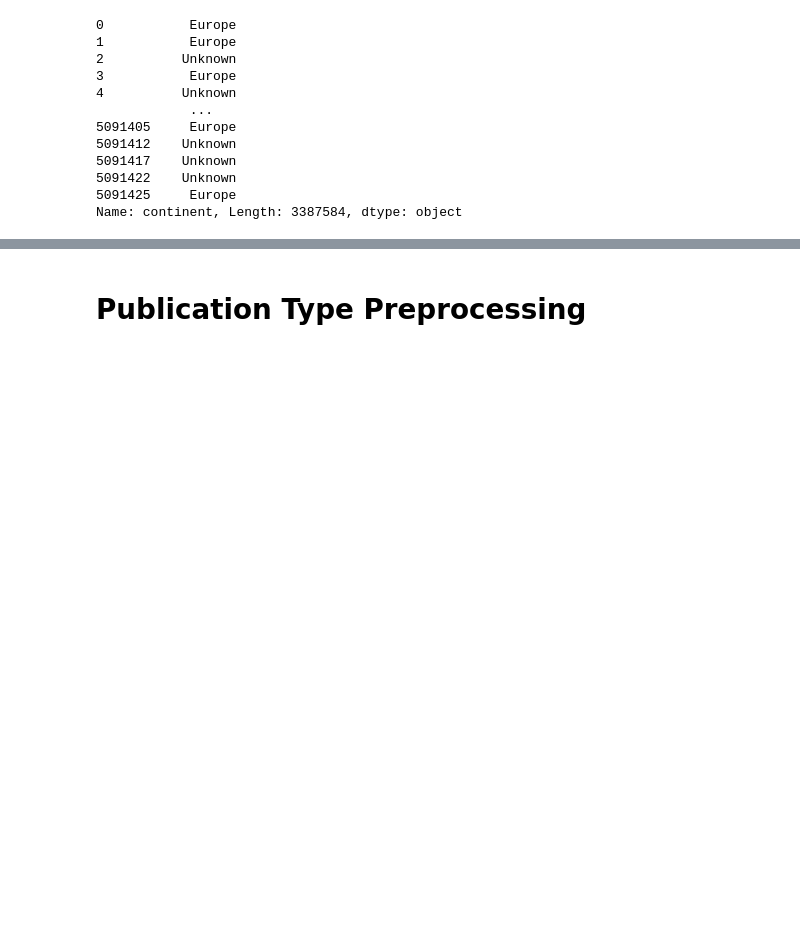
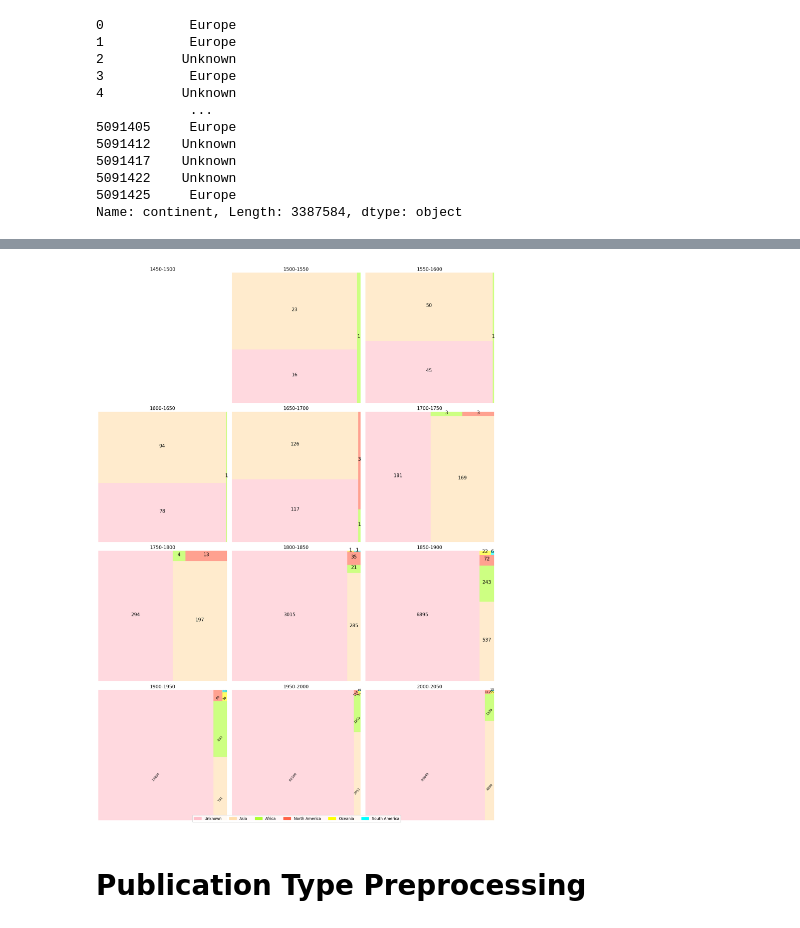
Before and after one commit to OliOliOliverPan/NLS_dataset, a Jupyter notebook: type_cleaning.ipynb, the cells around one changed output, grey strips where cells are left out. Saved outputs shown, nothing was run; the diff lists cells and outputs as text; code cells hidden in the pictures; blank space fills up the shorter version.

```diff
--- a/type_cleaning.ipynb
+++ b/type_cleaning.ipynb
@@ -318,6 +318,6 @@ for gap in range(1450, 2050, 50):
     south_america_collection = small_data[(small_data.continent == 'South America') & (small_data.year > gap) & (small_data.year <= gap + 50)]
     unknown_collection = small_data[(small_data.continent == 'Unknown') & (small_data.year > gap) & (small_data.year <= gap + 50)]
 
-    collections.append([len(europe_collection), len(asia_collection), len(africa_collection), len(north_america_collection),
-                        len(oceania_collection), len(south_america_collection), len(unknown_collection)])
-collections
+    collections.append([len(unknown_collection), len(asia_collection), len(africa_collection), len(north_america_collection),
+                        len(oceania_collection), len(south_america_collection)])
+collections = np.array(collections)
@@ -337,10 +324,9 @@ collections
 # %%
-l = np.array(collections[:len(collections)-1]) + np.array(collections[1:])
+collections[0] = np.array(collections[0])
 
-l = np.vstack((np.array(collections[0]), l))
+for i in range(len(collections)-1):
+    collections[i+1] = collections[i] + collections[i+1]
 
-l = l[:,1:]
-
-l
+collections
 # %% [output]
 array([[    0,     0,     0,     0,     0,     0],
@@ -393,0 +393,83 @@ interactive(children=(FloatSlider(value=1450.0, description='X min:', max=2000.0
+# %%
+import matplotlib.patches as mpatches
+
+fig, axes = plt.subplots(4, 3, figsize=(18, 25))  # Adjust for the number of time periods
+axes = axes.flatten()
+
+
+for i, ax in enumerate(axes):
+    if i >= len(time_periods):
+        ax.axis('off')  # Hide axes that aren't used
+        continue
+
+    period_data = collections[i]
+    sizes = period_data[period_data > 0]  # Filter out zeros to avoid plotting them
+    labels = [continents[j] for j in range(len(sizes))]
+    # colors = plt.cm.tab20c(np.linspace(0, 1, len(sizes)))  # Colormap for different continents
+    colors = ['pink', 'navajowhite', 'greenyellow', 'tomato', 'yellow', 'cyan']  # Colors respectively represent Unknown, Asia, Africa, North America, Oceania, South America
+
+    # Plot the treemap
+    squarify.plot(sizes=sizes, color=colors, ax=ax, alpha=0.6)
+
+    # Here we adjust the texts manually
+    for patch, label, size in zip(ax.patches, labels, sizes):
+
+        x, y, dx, dy = patch.get_x(), patch.get_y(), patch.get_width(), patch.get_height()
+
+        if i <= 8:
+                # If the bar is taller than it is wide, place the text vertically
+                rotation = 0
+
+                # Place the text in the center of the rectangle, rotated as needed
+                ax.text(x + dx/2, y + dy/2, size, ha='center', va='baseline', fontsize=15,
+                    rotation=rotation)
+
+        else:
+
+
+            # Determine if the label will rotate within the rectangle
+            if (dx < dy):
+
+                # If the bar is wider than it is tall, place the text horizontally
+                rotation = 50
+
+                # Place the text in the center of the rectangle, rotated as needed
+                ax.text(x + dx/2, y + dy/3, size, ha='center', va='center', fontsize=10,
+                    rotation=rotation)
+
+            else:
+
+                rotation = 0
+
+                # Place the text in the center of the rectangle, rotated as needed
+                ax.text(x + dx/2, y + dy/5, size, ha='center', va='baseline', fontsize=10,
+                        rotation=rotation)
+
+    ax.set_title(time_periods[i], fontsize = 15)
+    ax.axis('off')
+
+
+# Define the legend
+legend_labels = {
+    'pink': 'Unknown',
+    'navajowhite': 'Asia',
+    'greenyellow': 'Africa',
+    'tomato': 'North America',
+    'yellow': 'Oceania',
+    'cyan': 'South America'
+}
+
+# Create a list of patches for the legend
+legend_patches = [mpatches.Patch(color=color, label=label) for color, label in legend_labels.items()]
+
+# Place the legend on the figure
+fig.legend(handles=legend_patches, loc='lower center', ncol=len(legend_patches), fontsize='large')
+
+# Adjust the layout to make room for the legend
+plt.subplots_adjust(bottom=0.1)  # Adjust the bottom to have enough space for the legend
+
+plt.tight_layout()
+plt.savefig('language_distribution.png')
+plt.show()
+# %% [output]
+[figure, added]
```
Also changed, not shown: parts of 8 cells of this notebook, 1 other file.
